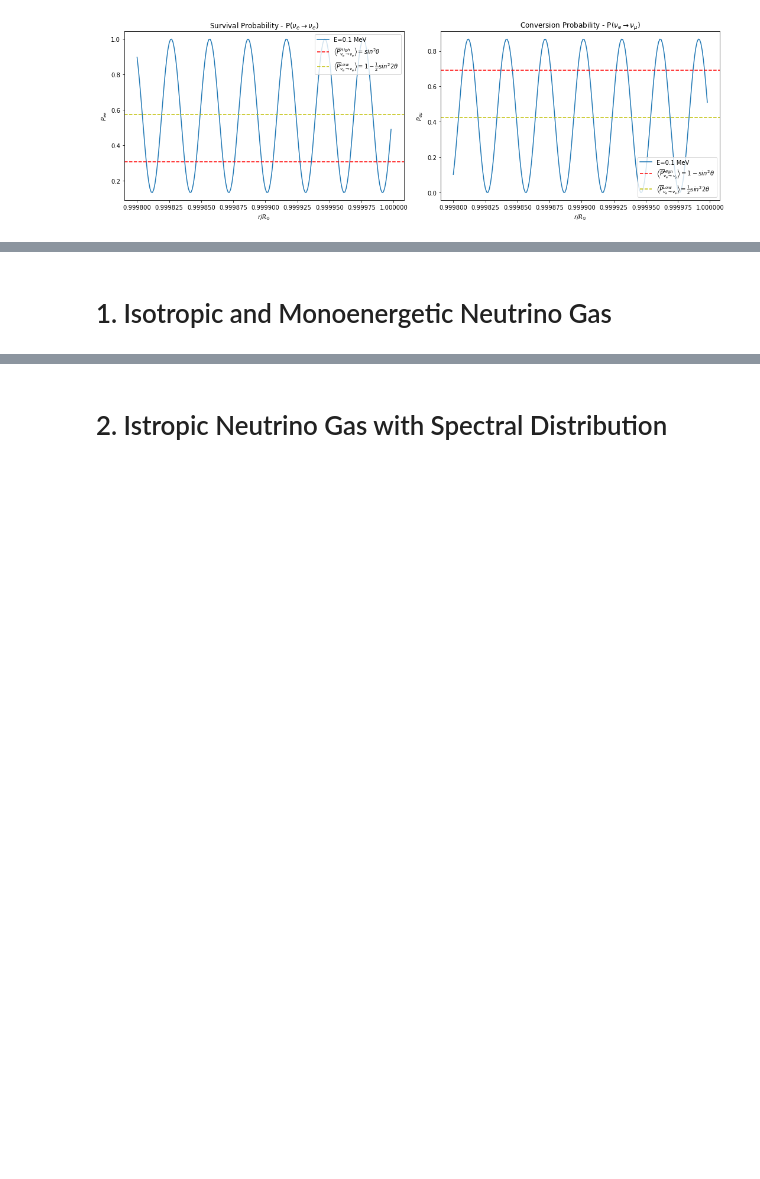
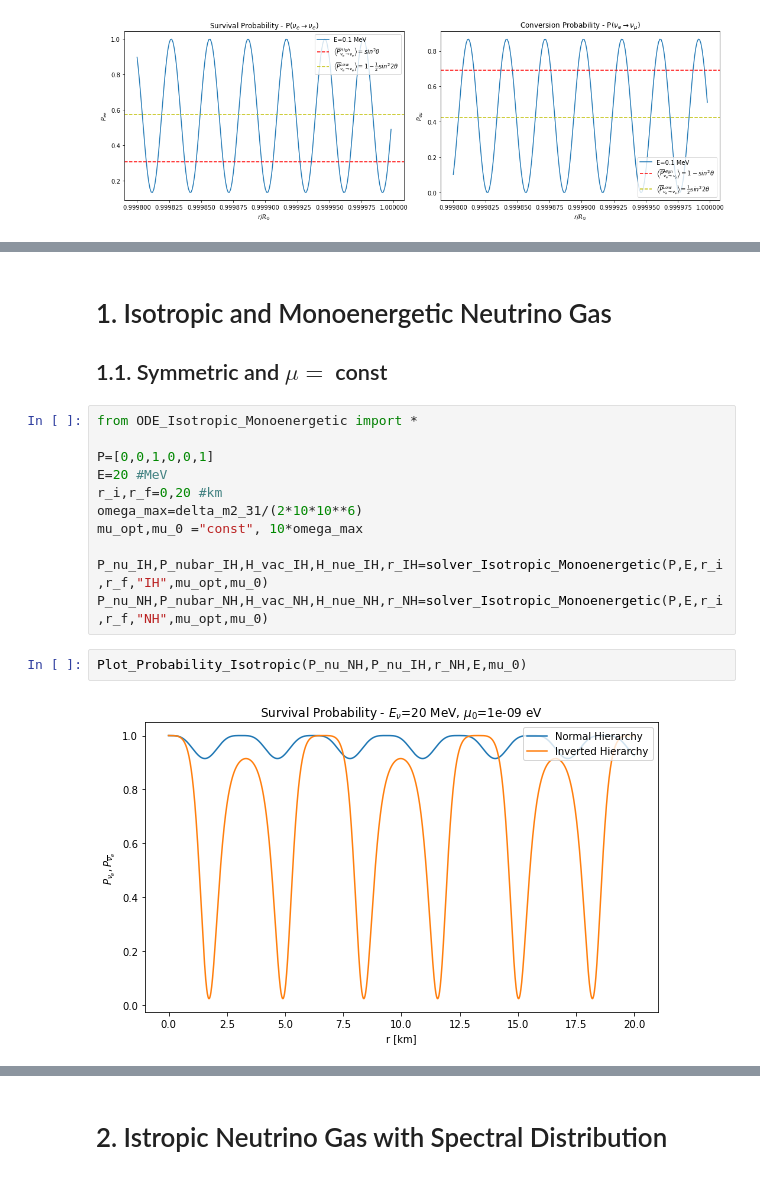
Before and after one commit to pedrodedin/Neutrino-Collective-Effects, a Jupyter notebook: Quick_Guide.ipynb, the cells around one changed output, grey strips where cells are left out. Drawn from its saved outputs; the diff is of its cells as text; blank space fills up the shorter version.

Commit message:
Isotropic Gas and Solar finished

```diff
--- a/Quick_Guide.ipynb
+++ b/Quick_Guide.ipynb
@@ -68,3 +68,20 @@ HTML(ani.to_html5_video())
 [interactive output not drawn]
 # %% [markdown]
 # 1. Isotropic and Monoenergetic Neutrino Gas
+
+## 1.1. Symmetric and $\mu=$ const
+# %%
+from ODE_Isotropic_Monoenergetic import *
+
+P=[0,0,1,0,0,1]
+E=20 #MeV
+r_i,r_f=0,20 #km
+omega_max=delta_m2_31/(2*10*10**6)
+mu_opt,mu_0 ="const", 10*omega_max
+
+P_nu_IH,P_nubar_IH,H_vac_IH,H_nue_IH,r_IH=solver_Isotropic_Monoenergetic(P,E,r_i,r_f,"IH",mu_opt,mu_0)
+P_nu_NH,P_nubar_NH,H_vac_NH,H_nue_NH,r_NH=solver_Isotropic_Monoenergetic(P,E,r_i,r_f,"NH",mu_opt,mu_0)
+# %%
+Plot_Probability_Isotropic(P_nu_NH,P_nu_IH,r_NH,E,mu_0)
+# %% [output]
+[figure, added]
```
Also changed, not shown: parts of 19 cells of this notebook, 6 other files.
